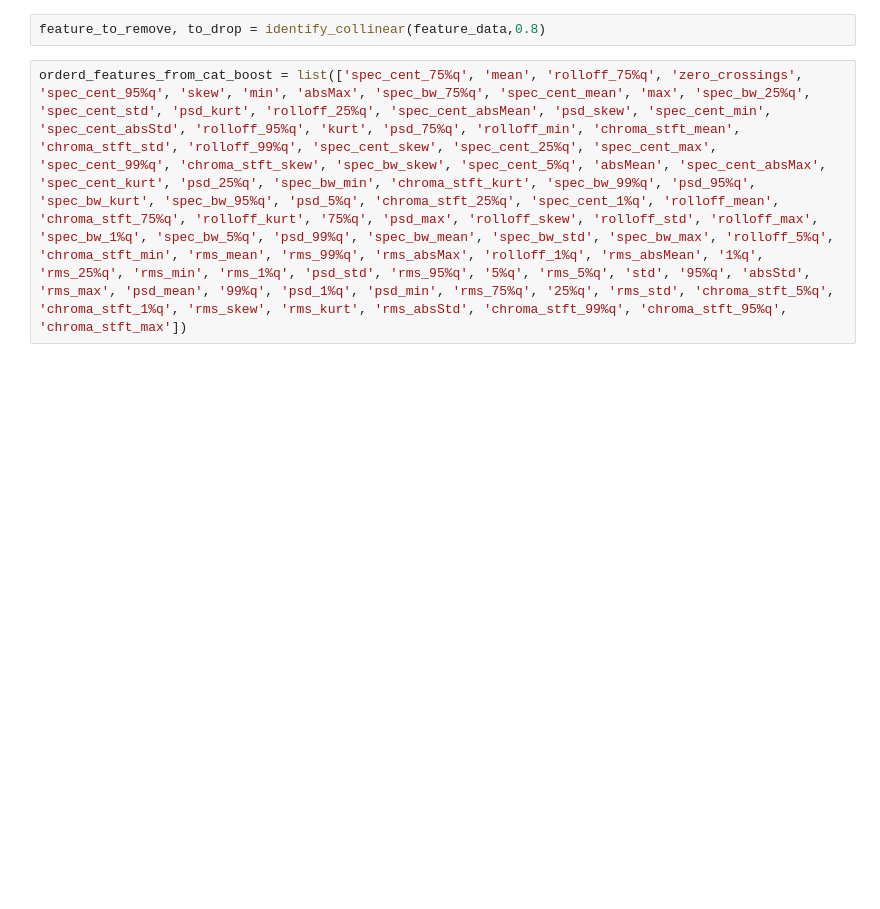
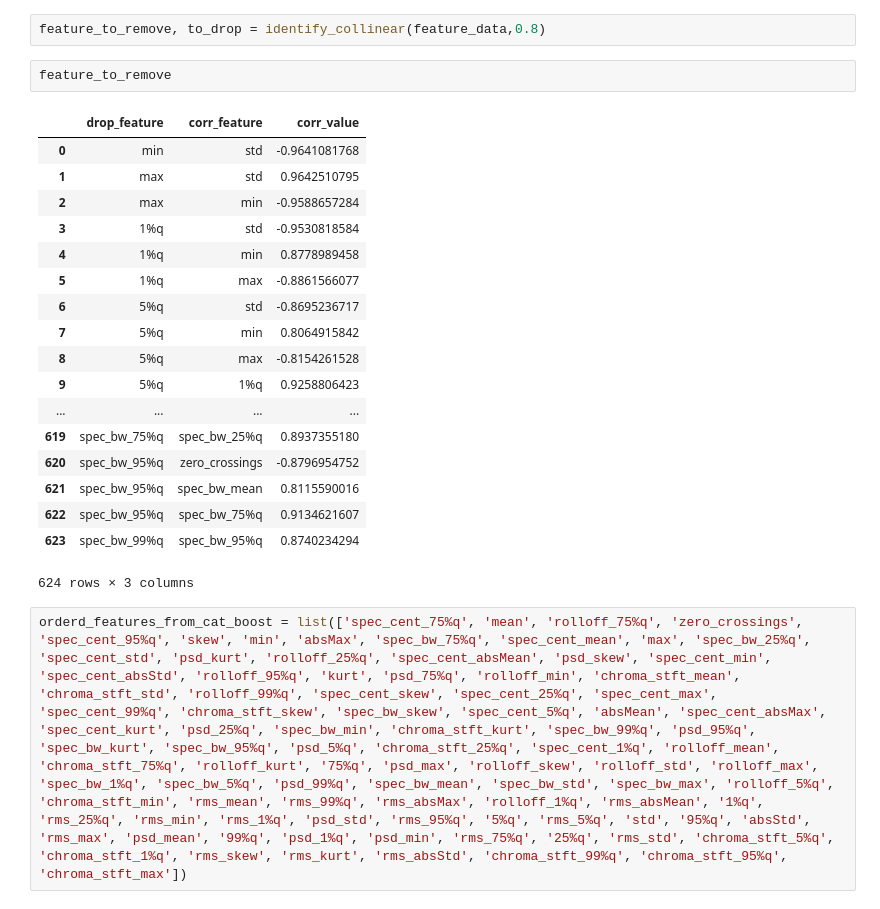
Before and after one commit to domelein/CAS_PML_Earthquake_pred, a Jupyter notebook: Feature_Analyse.ipynb, the cells around one changed output. Saved outputs shown, nothing was run; the diff lists cells and outputs as text; blank space fills up the shorter version.

```diff
--- a/Feature_Analyse.ipynb
+++ b/Feature_Analyse.ipynb
@@ -120,6 +120,27 @@ def remove(feature_list, to_drop):
 ## Select Feature
 # %%
 feature_to_remove, to_drop = identify_collinear(feature_data,0.8)
+# %%
+feature_to_remove
+# %% [output]
+|  | drop_feature | corr_feature | corr_value |
+| 0 | min | std | -0.9641081768 |
+| 1 | max | std | 0.9642510795 |
+| 2 | max | min | -0.9588657284 |
+| 3 | 1%q | std | -0.9530818584 |
+| 4 | 1%q | min | 0.8778989458 |
+| 5 | 1%q | max | -0.8861566077 |
+| 6 | 5%q | std | -0.8695236717 |
+| 7 | 5%q | min | 0.8064915842 |
+| 8 | 5%q | max | -0.8154261528 |
+| 9 | 5%q | 1%q | 0.9258806423 |
+| ... | ... | ... | ... |
+| 619 | spec_bw_75%q | spec_bw_25%q | 0.8937355180 |
+| 620 | spec_bw_95%q | zero_crossings | -0.8796954752 |
+| 621 | spec_bw_95%q | spec_bw_mean | 0.8115590016 |
+| 622 | spec_bw_95%q | spec_bw_75%q | 0.9134621607 |
+| 623 | spec_bw_99%q | spec_bw_95%q | 0.8740234294 |
+624 rows × 3 columns
 # %%
 orderd_features_from_cat_boost = list(['spec_cent_75%q', 'mean', 'rolloff_75%q', 'zero_crossings', 'spec_cent_95%q', 'skew', 'min', 'absMax', 'spec_bw_75%q', 'spec_cent_mean', 'max', 'spec_bw_25%q', 'spec_cent_std', 'psd_kurt', 'rolloff_25%q', 'spec_cent_absMean', 'psd_skew', 'spec_cent_min', 'spec_cent_absStd', 'rolloff_95%q', 'kurt', 'psd_75%q', 'rolloff_min', 'chroma_stft_mean', 'chroma_stft_std', 'rolloff_99%q', 'spec_cent_skew', 'spec_cent_25%q', 'spec_cent_max', 'spec_cent_99%q', 'chroma_stft_skew', 'spec_bw_skew', 'spec_cent_5%q', 'absMean', 'spec_cent_absMax', 'spec_cent_kurt', 'psd_25%q', 'spec_bw_min', 'chroma_stft_kurt', 'spec_bw_99%q', 'psd_95%q', 'spec_bw_kurt', 'spec_bw_95%q', 'psd_5%q', 'chroma_stft_25%q', 'spec_cent_1%q', 'rolloff_mean', 'chroma_stft_75%q', 'rolloff_kurt', '75%q', 'psd_max', 'rolloff_skew', 'rolloff_std', 'rolloff_max', 'spec_bw_1%q', 'spec_bw_5%q', 'psd_99%q', 'spec_bw_mean', 'spec_bw_std', 'spec_bw_max', 'rolloff_5%q', 'chroma_stft_min', 'rms_mean', 'rms_99%q', 'rms_absMax', 'rolloff_1%q', 'rms_absMean', '1%q', 'rms_25%q', 'rms_min', 'rms_1%q', 'psd_std', 'rms_95%q', '5%q', 'rms_5%q', 'std', '95%q', 'absStd', 'rms_max', 'psd_mean', '99%q', 'psd_1%q', 'psd_min', 'rms_75%q', '25%q', 'rms_std', 'chroma_stft_5%q', 'chroma_stft_1%q', 'rms_skew', 'rms_kurt', 'rms_absStd', 'chroma_stft_99%q', 'chroma_stft_95%q', 'chroma_stft_max'])
 # %%
```
Also changed, not shown: 3 other files.
